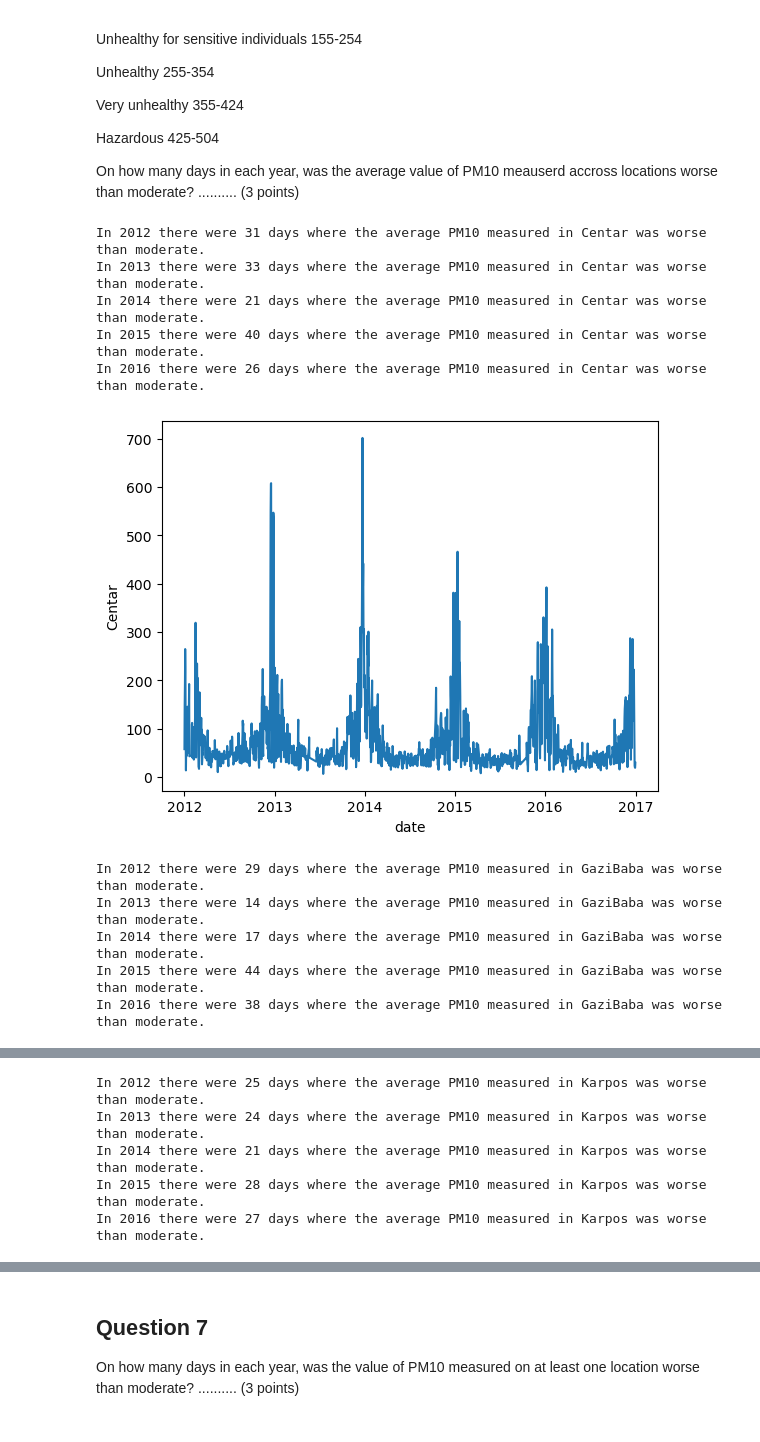
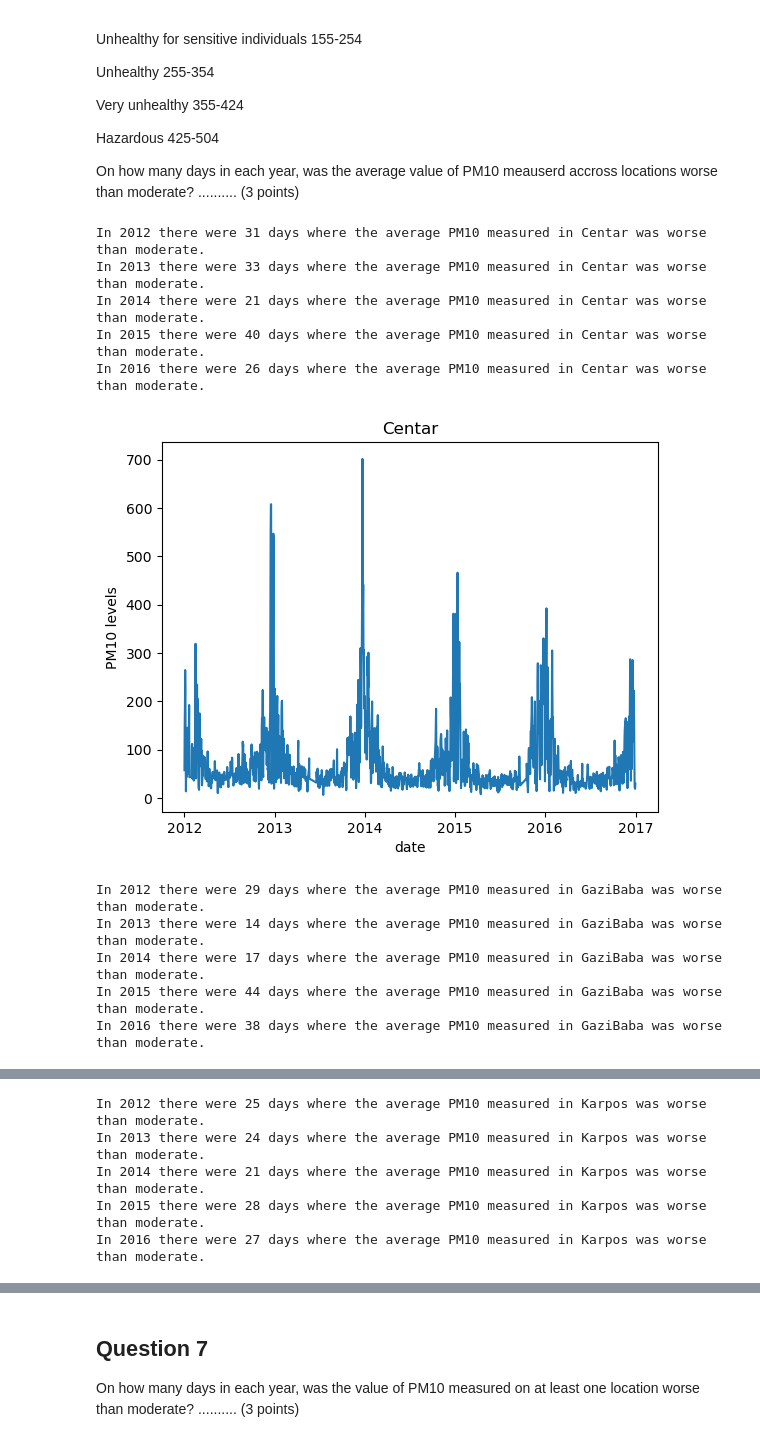
Before and after one commit to zdravozdravo/air-pollution-repo, a Jupyter notebook: 03 Air Pollution.ipynb, the cells around one changed output, grey strips where cells are left out. Cells and saved outputs as stored; diff of their text form; code cells hidden in the pictures.

```diff
--- a/03 Air Pollution.ipynb
+++ b/03 Air Pollution.ipynb
@@ -432,34 +432,38 @@ location_list = [ loc for loc in df.columns[:6]]
 #         return 'Good'
 #     elif pollution_levels >= 51 and pollution_levels <= 154.999999:
 #         return 'Moderate'
 #     elif pollution_levels >= 155 and pollution_levels <= 254.999999:
 #         return 'Unhealthy for sensitive individuals'
 #     elif pollution_levels >= 255 and pollution_levels <= 354.999999:
 #         return 'Unhealthy'
 #     elif pollution_levels >= 355 and pollution_levels <= 424.999999:
 #         return 'Very unhealthy'
 #     elif pollution_levels >= 425: # and pollution_levels <= 504:
 #         return 'Hazardous'
 
 
 for location in location_list:
     pm10_df = df[df['pollutant_type'] == 'PM10'].groupby('date').mean().reset_index()
     pm10_df = pm10_df[['date', location]]
     #pm10_df['pollution_levels'] = pm10_df[location].apply(lambda x: calculate_pollution(x))
     pm10_df['date'] = pd.to_datetime(pm10_df['date'])
     for year in pm10_df['date'].dt.year.unique():
         num_of_days = pm10_df[(pm10_df[location] > 155) & (pm10_df['date'].dt.year == year)].count()[0]
         print(f'In {year} there were {num_of_days} days where the average PM10 measured in {location} was worse than moderate.')
     sns.lineplot(data=pm10_df, y=location, x='date')
+    plt.ylabel(f'PM10 levels')
+    plt.title(location)
     plt.show()
     print("\n\n\n\n")
+
+# Odgovorite se dadeni so print statement, grafikot e samo vuzelizacija za P10 levels.
 # %% [output]
 In 2012 there were 31 days where the average PM10 measured in Centar was worse than moderate.
 In 2013 there were 33 days where the average PM10 measured in Centar was worse than moderate.
 In 2014 there were 21 days where the average PM10 measured in Centar was worse than moderate.
 In 2015 there were 40 days where the average PM10 measured in Centar was worse than moderate.
 In 2016 there were 26 days where the average PM10 measured in Centar was worse than moderate.
-[figure, old version]
+[figure, new version]
 In 2012 there were 29 days where the average PM10 measured in GaziBaba was worse than moderate.
 In 2013 there were 14 days where the average PM10 measured in GaziBaba was worse than moderate.
 In 2014 there were 17 days where the average PM10 measured in GaziBaba was worse than moderate.
```
Also changed, not shown: parts of 6 cells of this notebook.
